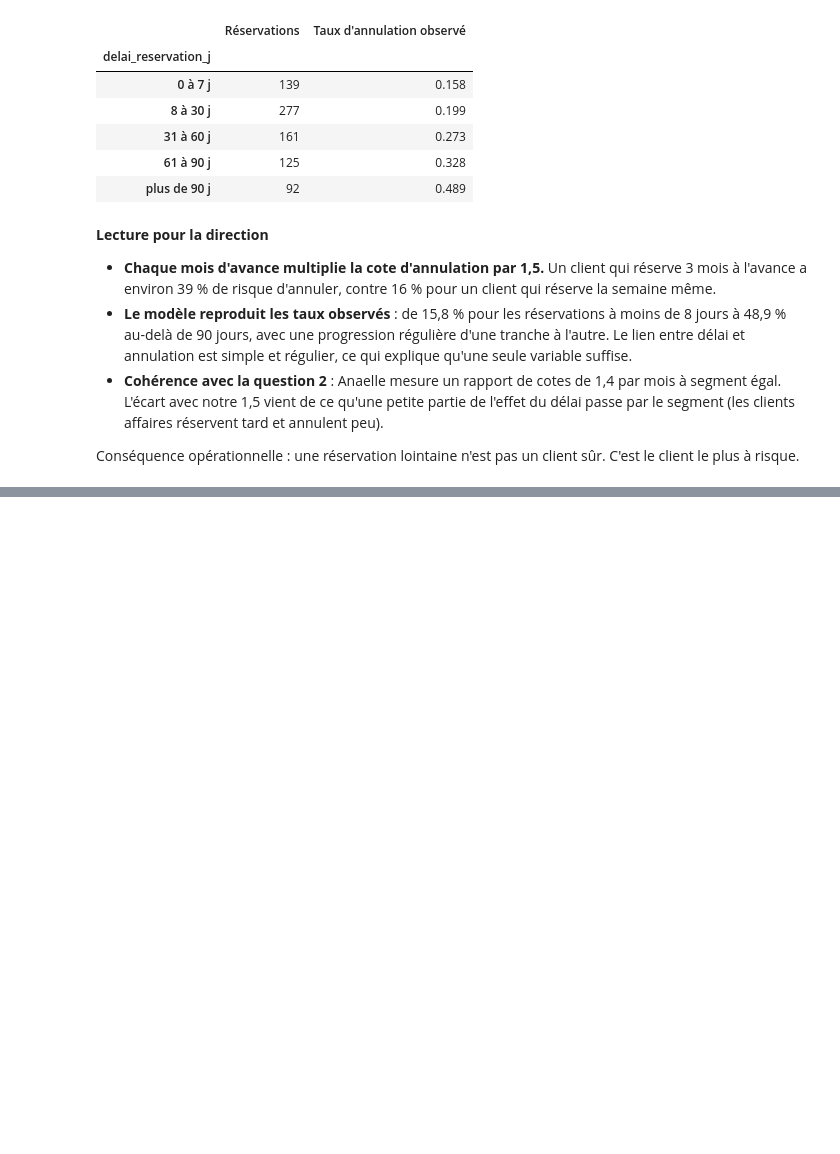
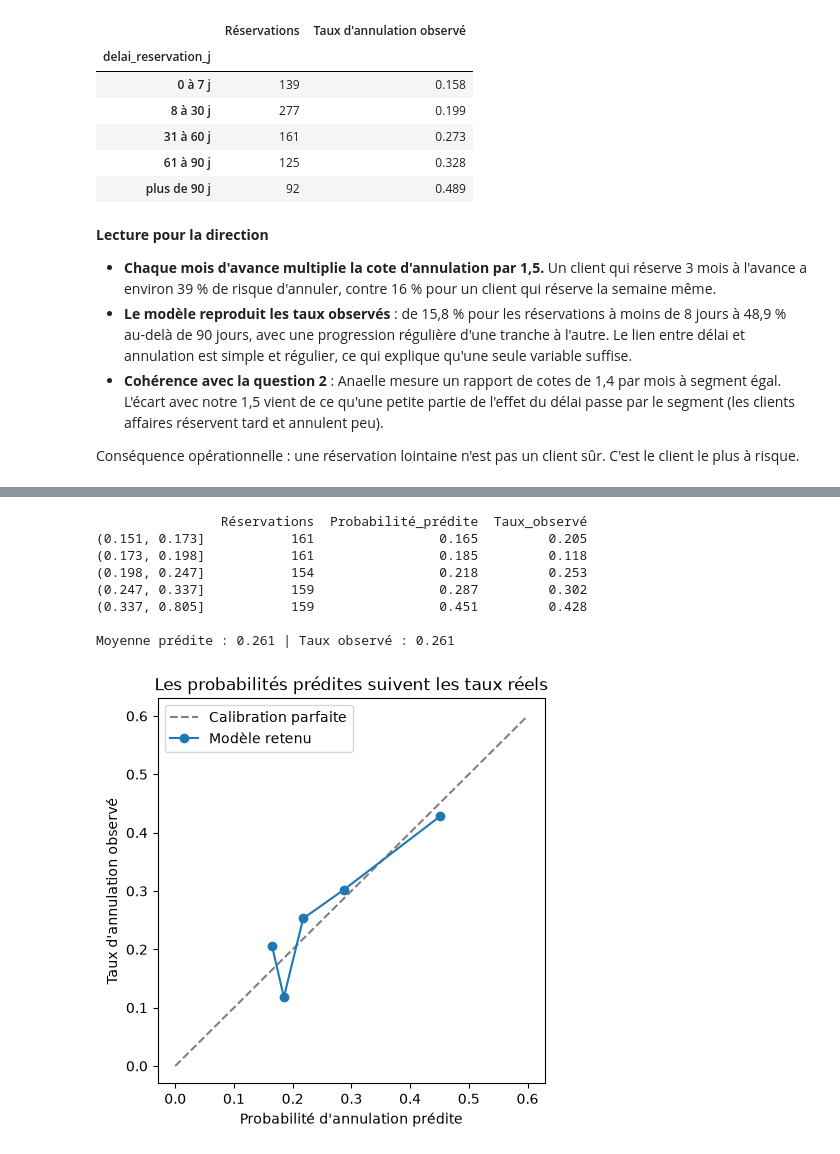
Before and after one commit to Wens10/PROJET-DATAMINING, a Jupyter notebook: notebooks/Q5.ipynb, the cells around one changed output, grey strips where cells are left out. Saved outputs shown, nothing was run; the diff lists cells and outputs as text; code cells hidden in the pictures; blank space fills up the shorter version.

Commit message:
Q5 : vérification de la calibration hors échantillon

```diff
--- a/notebooks/Q5.ipynb
+++ b/notebooks/Q5.ipynb
@@ -282,0 +287,38 @@ Conséquence opérationnelle : une réservation lointaine n'est pas un client s
+# %%
+from sklearn.model_selection import cross_val_predict
+
+# Probabilité hors échantillon pour chaque réservation
+proba_hors_echantillon = cross_val_predict(
+    LogisticRegression(max_iter=1000), df[["delai_reservation_j"]], y,
+    cv=cv, method="predict_proba")[:, 1]
+
+# 5 groupes de risque de même effectif
+groupes = pd.qcut(proba_hors_echantillon, q=5, duplicates="drop")
+calibration = (pd.DataFrame({"predit": proba_hors_echantillon, "observe": y.values})
+               .groupby(groupes, observed=True)
+               .agg(Réservations=("observe", "size"),
+                    Probabilité_prédite=("predit", "mean"),
+                    Taux_observé=("observe", "mean"))
+               .round(3))
+print(calibration)
+print("\nMoyenne prédite :", round(proba_hors_echantillon.mean(), 3),
+      "| Taux observé :", round(y.mean(), 3))
+
+plt.figure(figsize=(5, 5))
+plt.plot([0, 0.6], [0, 0.6], linestyle="--", color="grey", label="Calibration parfaite")
+plt.plot(calibration["Probabilité_prédite"], calibration["Taux_observé"], marker="o", label="Modèle retenu")
+plt.xlabel("Probabilité d'annulation prédite")
+plt.ylabel("Taux d'annulation observé")
+plt.title("Les probabilités prédites suivent les taux réels")
+plt.legend()
+plt.show()
+# %% [output]
+                Réservations  Probabilité_prédite  Taux_observé
+(0.151, 0.173]           161                0.165         0.205
+(0.173, 0.198]           161                0.185         0.118
+(0.198, 0.247]           154                0.218         0.253
+(0.247, 0.337]           159                0.287         0.302
+(0.337, 0.805]           159                0.451         0.428
+
+Moyenne prédite : 0.261 | Taux observé : 0.261
+[figure, added]
```
Also changed, not shown: parts of 2 cells of this notebook.
